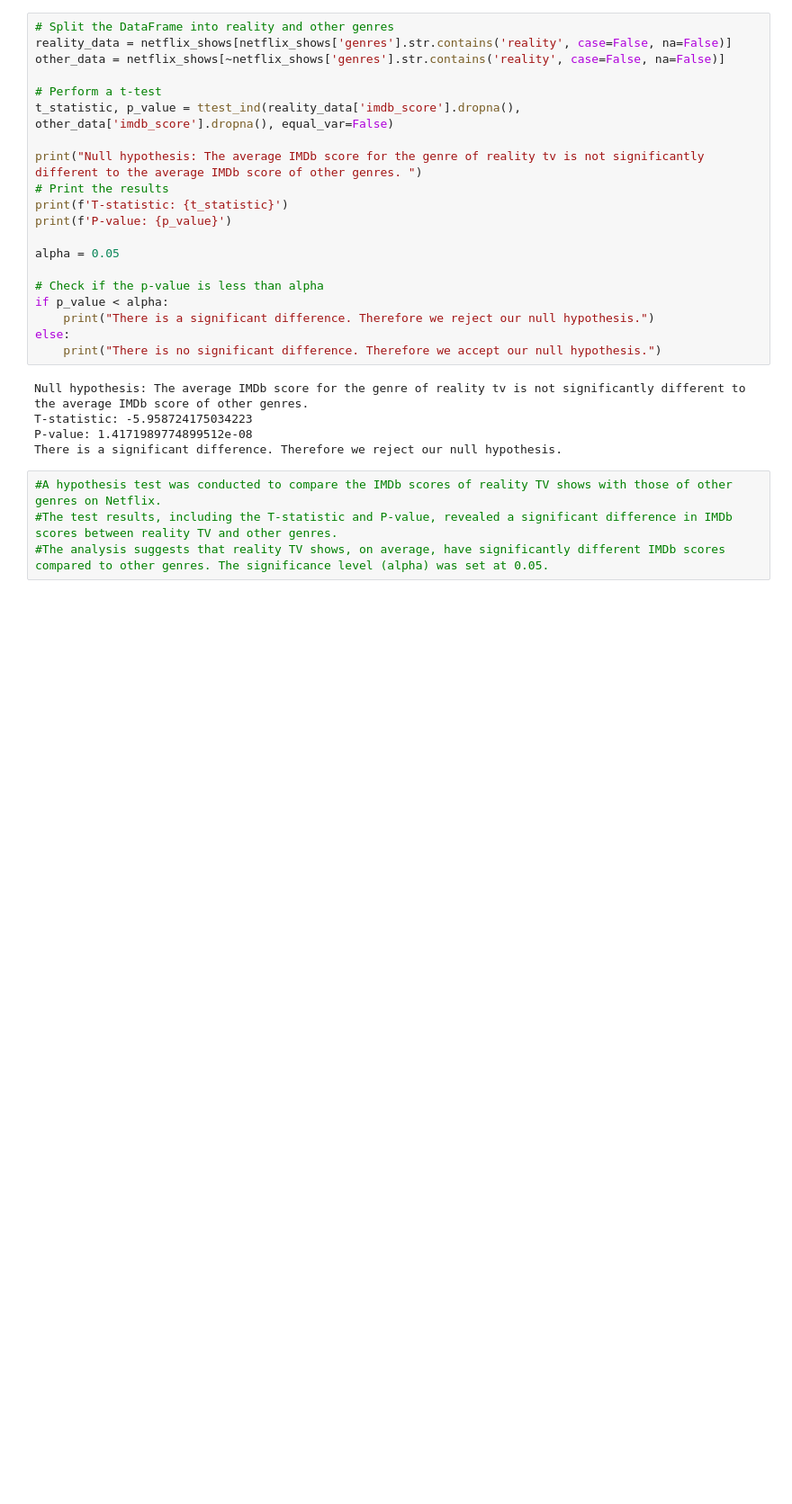
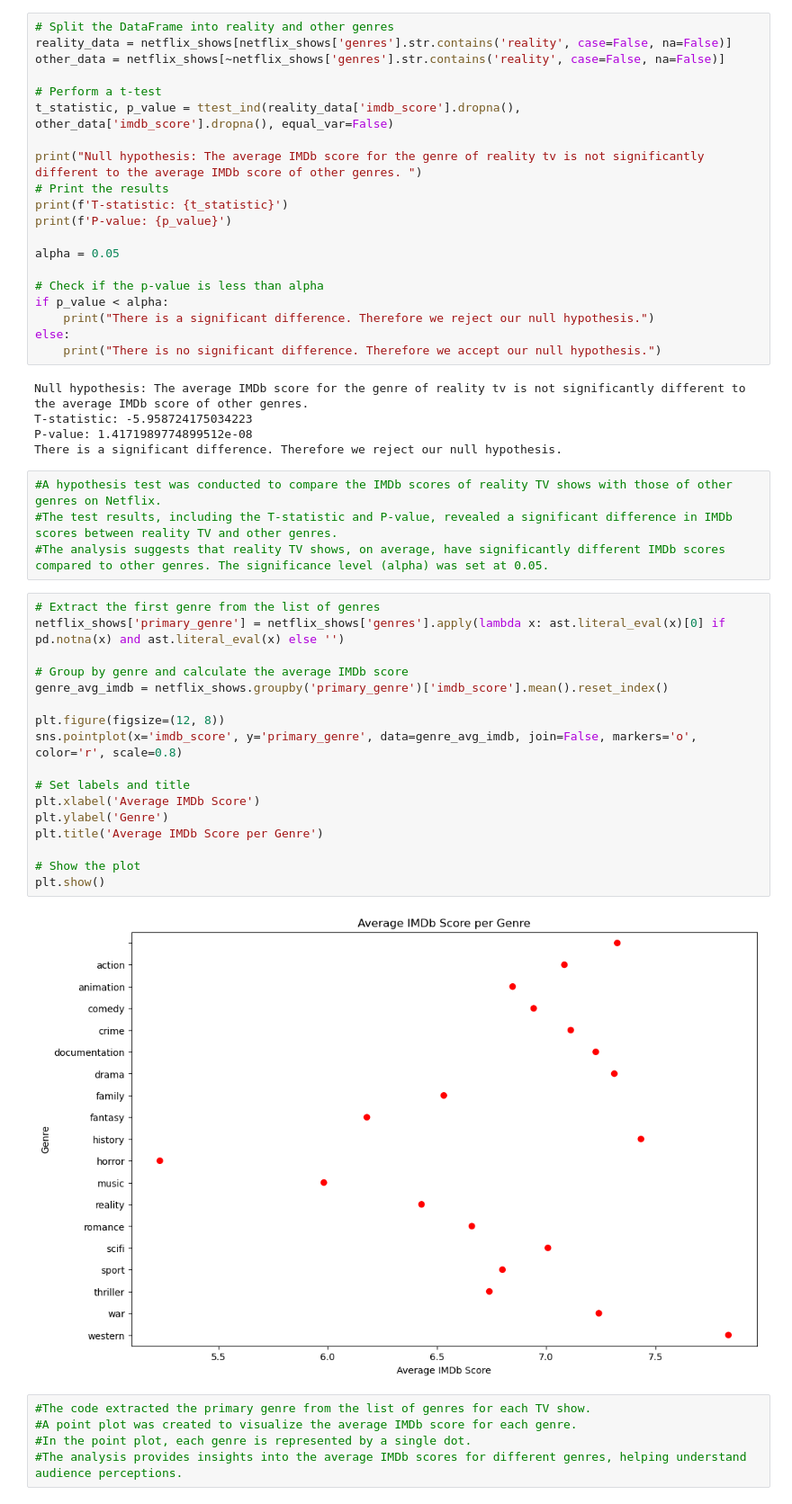
Before and after one commit to NidaB-C/NetflixEDA, a Jupyter notebook: Question 2 -Safa/visualisations .ipynb, the cells around one changed output. Shown at 90% size. Saved outputs shown, nothing was run; the diff lists cells and outputs as text; blank space fills up the shorter version.

```diff
--- a/Question 2 -Safa/visualisations .ipynb
+++ b/Question 2 -Safa/visualisations .ipynb
@@ -100,3 +100,27 @@ There is a significant difference. Therefore we reject our null hypothesis.
 #A hypothesis test was conducted to compare the IMDb scores of reality TV shows with those of other genres on Netflix.
 #The test results, including the T-statistic and P-value, revealed a significant difference in IMDb scores between reality TV and other genres.
 #The analysis suggests that reality TV shows, on average, have significantly different IMDb scores compared to other genres. The significance level (alpha) was set at 0.05.
+# %%
+# Extract the first genre from the list of genres
+netflix_shows['primary_genre'] = netflix_shows['genres'].apply(lambda x: ast.literal_eval(x)[0] if pd.notna(x) and ast.literal_eval(x) else '')
+
+# Group by genre and calculate the average IMDb score
+genre_avg_imdb = netflix_shows.groupby('primary_genre')['imdb_score'].mean().reset_index()
+
+plt.figure(figsize=(12, 8))
+sns.pointplot(x='imdb_score', y='primary_genre', data=genre_avg_imdb, join=False, markers='o', color='r', scale=0.8)
+
+# Set labels and title
+plt.xlabel('Average IMDb Score')
+plt.ylabel('Genre')
+plt.title('Average IMDb Score per Genre')
+
+# Show the plot
+plt.show()
+# %% [output]
+[figure, added]
+# %%
+#The code extracted the primary genre from the list of genres for each TV show.
+#A point plot was created to visualize the average IMDb score for each genre.
+#In the point plot, each genre is represented by a single dot.
+#The analysis provides insights into the average IMDb scores for different genres, helping understand audience perceptions.
```
Also changed, not shown: parts of 6 cells of this notebook.
